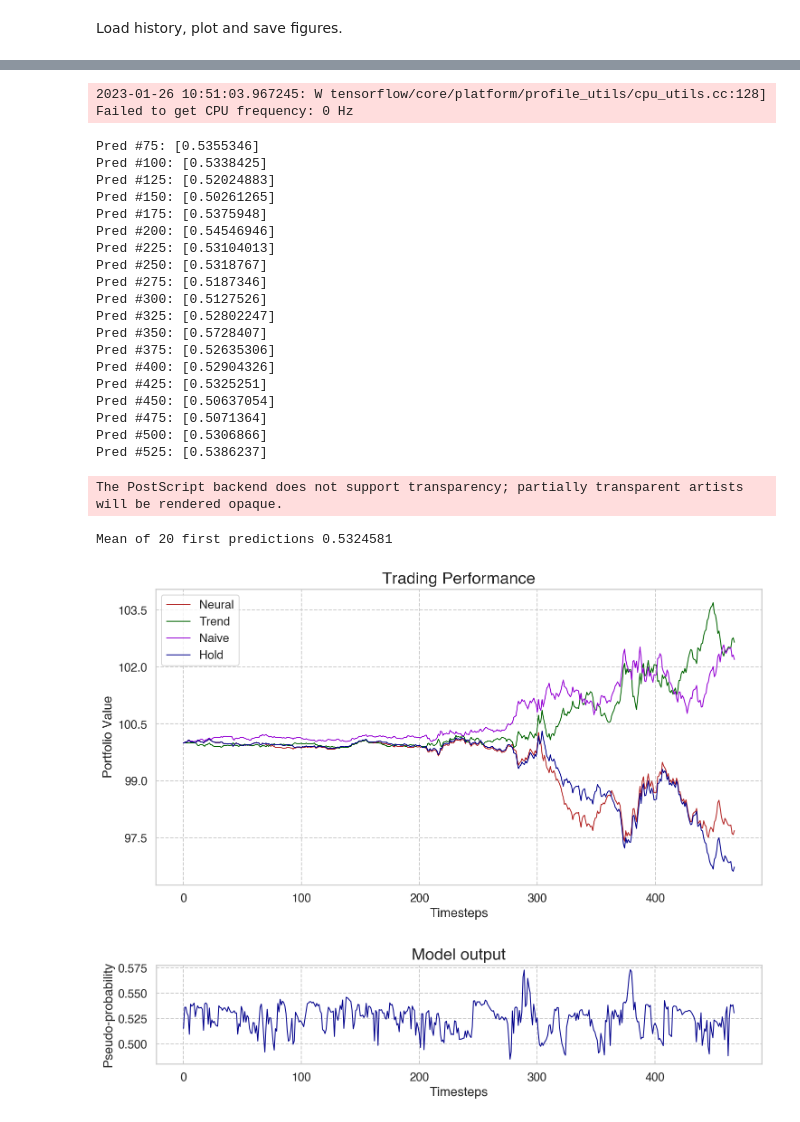
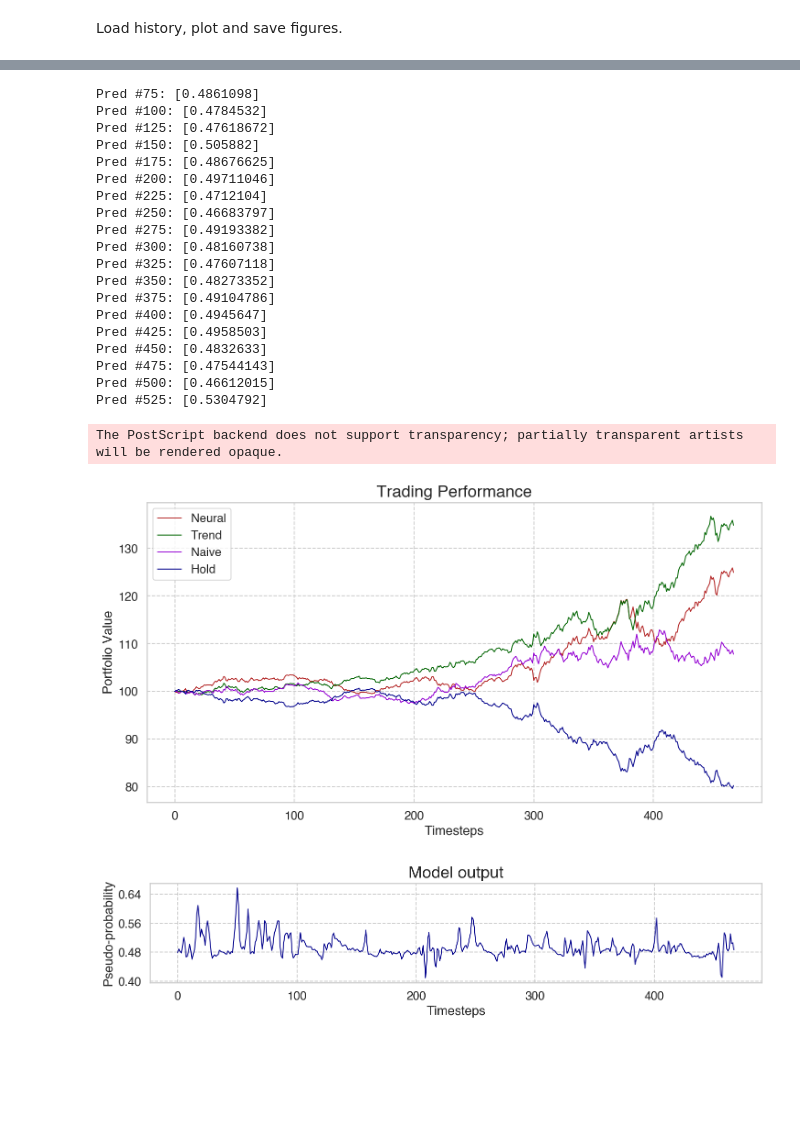
Before and after one commit to TimmieBengtsson/masters_project, a Jupyter notebook: model_evaluator.ipynb, the cells around one changed output, grey strips where cells are left out. Drawn from its saved outputs; the diff is of its cells as text; code cells hidden in the pictures; blank space fills up the shorter version.

```diff
--- a/model_evaluator.ipynb
+++ b/model_evaluator.ipynb
@@ -53,0 +47,5 @@ Last model name: 01.25.2353-du1-60-1-gru_large-sigmoid-120-8
+# %%
+model_name = utils.model_loader()
+SEQ_LEN = int(model_name[15:17])
+ASSET_TO_PREDICT = model_name[11:14]
+print(f'SEQ_LEN: {SEQ_LEN}\nASSET_TO_PREDICT: {ASSET_TO_PREDICT}')
@@ -73,35 +76,34 @@ The PostScript backend does not support transparency; partially transparent arti
 # %%
 dataset_df = data_reader.credit_selector(ASSET_TO_PREDICT)
-val_df = data_manipulator.splitter(dataset_df, cutoff=0.10)[1]
-return_pred_df = utils.getReturnAndPred_sigmoidModel(val_df, SEQ_LEN+1, ASSET_TO_PREDICT, model_load)
+model_test_df = data_manipulator.splitter(dataset_df, cutoff=0.10)[1]
+return_pred_df = utils.getReturnAndPred_sigmoidModel(model_test_df, SEQ_LEN+1, ASSET_TO_PREDICT, model_load)
 # %% [output]
-2023-01-26 10:51:03.967245: W tensorflow/core/platform/profile_utils/cpu_utils.cc:128] Failed to get CPU frequency: 0 Hz
+Pred #75: [0.4861098]
+Pred #100: [0.4784532]
+Pred #125: [0.47618672]
+Pred #150: [0.505882]
+Pred #175: [0.48676625]
+Pred #200: [0.49711046]
+Pred #225: [0.4712104]
+Pred #250: [0.46683797]
+Pred #275: [0.49193382]
+Pred #300: [0.48160738]
+Pred #325: [0.47607118]
+Pred #350: [0.48273352]
+Pred #375: [0.49104786]
+Pred #400: [0.4945647]
+Pred #425: [0.4958503]
+Pred #450: [0.4832633]
+Pred #475: [0.47544143]
+Pred #500: [0.46612015]
+Pred #525: [0.5304792]
-Pred #75: [0.5355346]
-Pred #100: [0.5338425]
-Pred #125: [0.52024883]
-Pred #150: [0.50261265]
-Pred #175: [0.5375948]
-Pred #200: [0.54546946]
-Pred #225: [0.53104013]
-Pred #250: [0.5318767]
-Pred #275: [0.5187346]
-Pred #300: [0.5127526]
-Pred #325: [0.52802247]
-Pred #350: [0.5728407]
-Pred #375: [0.52635306]
-Pred #400: [0.52904326]
-Pred #425: [0.5325251]
-Pred #450: [0.50637054]
-Pred #475: [0.5071364]
-Pred #500: [0.5306866]
-Pred #525: [0.5386237]
 # %%
-n = 20                       #---var change
-first_n_predictions = return_pred_df.loc[0:n, 'probability_up']
-mean = np.mean(first_n_predictions)
-print(f'Mean of {n} first predictions', mean)
+# n = 20                       #---var change
+# first_n_predictions = return_pred_df.loc[0:n, 'probability_up']
+# mean = np.mean(first_n_predictions)
+# print(f'Mean of {n} first predictions', mean)
 
-treshhold = 0.50           # 1 = always short, 0 = always long. mean ~ 50/50 short/long
+treshhold = 0.55           # 1 = always short, 0 = always long. mean ~ 50/50 short/long
 copy_df = return_pred_df[0:].reset_index(drop=True)          #if treshhold calculated above, 0 must change to n here!
 
 # Portfolio values
@@ -111,36 +113,35 @@ portfolio_value_trend = finance_calculator.portfolio_value_trend(copy_df, nbr_pr
 portfolio_value_naive = finance_calculator.portfolio_value_naive(copy_df)
 portfolio_value_hold = finance_calculator.portfolio_value_hold(copy_df)
 
 # Plots
 fig1, axs1 = plt.subplots(1,1, figsize=(12,6))
 plt.tick_params(axis='both', which='major', labelsize=13)
 fig1 = plt.plot(portfolio_value_neural, color='firebrick', linestyle='-', linewidth='1')
 fig1 = plt.plot(portfolio_value_trend, color='darkgreen', linestyle='-', linewidth='1')
 fig1 = plt.plot(portfolio_value_naive, color='darkviolet', linestyle='-', linewidth='1')
 fig1 = plt.plot(portfolio_value_hold, color='darkblue', linestyle='-', linewidth='1')
 axs1.yaxis.set_major_locator(MaxNLocator(7))
 axs1 = plt.title('Trading Performance', size=18)
 axs1 = plt.ylabel('Portfolio Value', size=14)
 axs1 = plt.xlabel('Timesteps', size=14)
 axs1 = plt.legend(['Neural', 'Trend', 'Naive', 'Hold'], loc='upper left')
 save_loc = f'plots/{model_name}_trading_performance.eps'
 plt.savefig(save_loc, dpi=1200, bbox_inches = "tight")
 
 # Model output
 fig2, axs2 = plt.subplots(1,1, figsize=(12,2))
 plt.tick_params(axis='both', which='major', labelsize=13)
 axs2.yaxis.set_major_locator(MaxNLocator(4))
 fig2 = plt.plot(copy_df['probability_up'], color='darkblue', linewidth='1')
 axs2 = plt.title('Model output', size=18)
 axs2 = plt.ylabel('Pseudo-probability', size=14)
 axs2 = plt.xlabel('Timesteps', size=14)
 save_loc = f'plots/{model_name}_model_output.eps'
 plt.savefig(save_loc, dpi=1200, bbox_inches = "tight")
 # %% [output]
 The PostScript backend does not support transparency; partially transparent artists will be rendered opaque.
-Mean of 20 first predictions 0.5324581
-[figure, old version]
+[figure, new version]
-[figure, old version]
+[figure, new version]
 # %%
 # Financial Metrics
 one_year_of_returns_for_portfolio = 365 #number of datapoints that equals one year of return data in portfolio value
```
Also changed, not shown: parts of 7 cells of this notebook, 11 other files.
